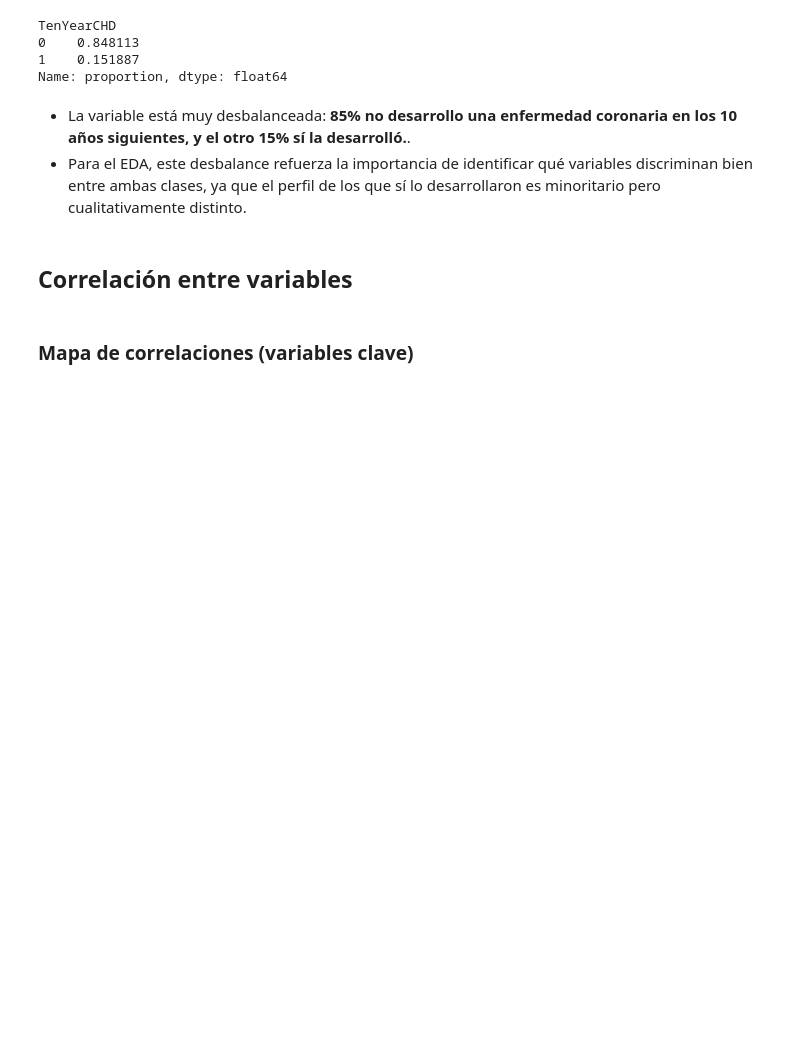
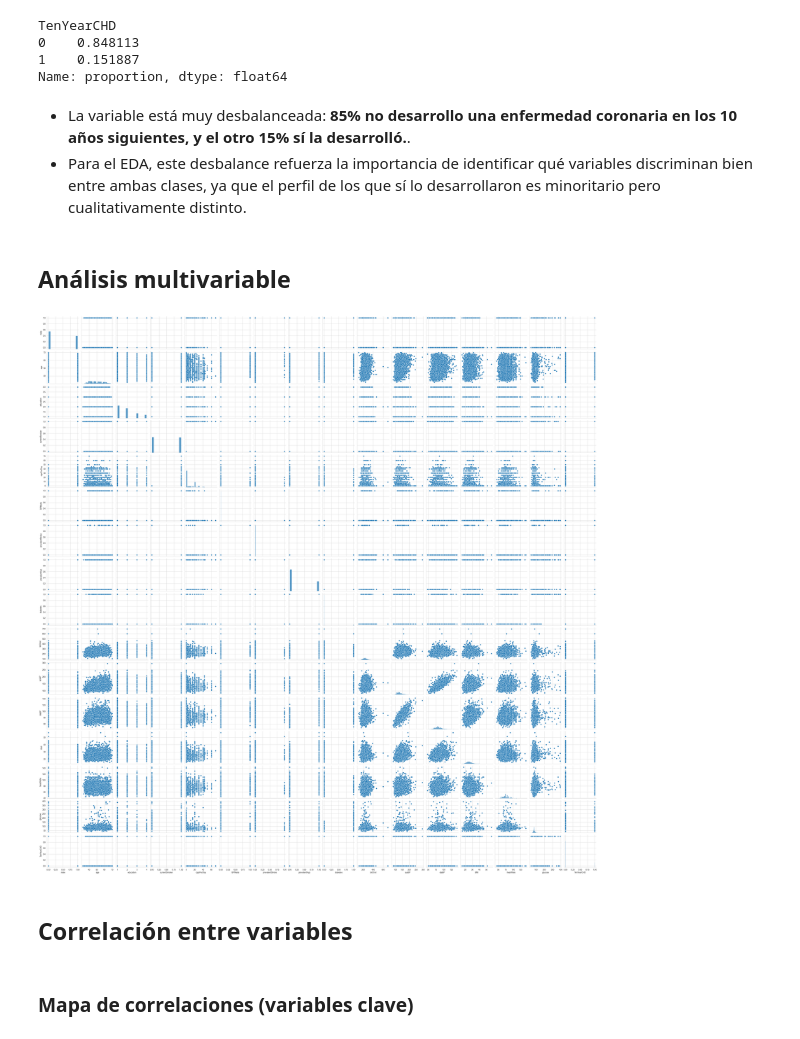
Before and after one commit to Sandralzjz/EDA_ejercicio_clase, a Jupyter notebook: src/EDA_28.ipynb, the cells around one changed output. Cells and saved outputs as stored; diff of their text form; code cells hidden in the pictures; blank space fills up the shorter version.

```diff
--- a/src/EDA_28.ipynb
+++ b/src/EDA_28.ipynb
@@ -335,6 +346,12 @@ Name: proportion, dtype: float64
 # %% [markdown]
 - La variable está muy desbalanceada: **85% no desarrollo una enfermedad coronaria en los 10 años siguientes, y el otro 15% sí la desarrolló.**.
 - Para el EDA, este desbalance refuerza la importancia de identificar qué variables discriminan bien entre ambas clases, ya que el perfil de los que sí lo desarrollaron es minoritario pero cualitativamente distinto.
+# %% [markdown]
+## Análisis multivariable
+# %%
+sns.pairplot(df);
+# %% [output]
+[figure, added]
 # %% [markdown]
 ## Correlación entre variables
 # %% [markdown]
```
Also changed, not shown: parts of 31 cells of this notebook.
